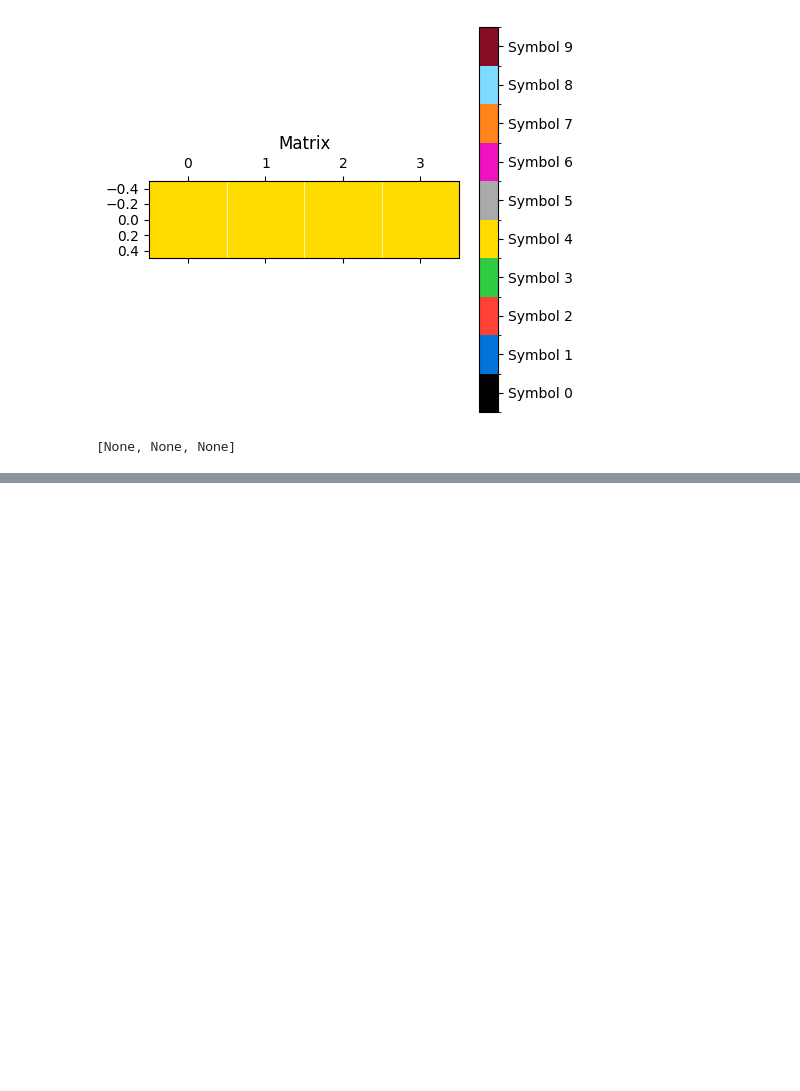
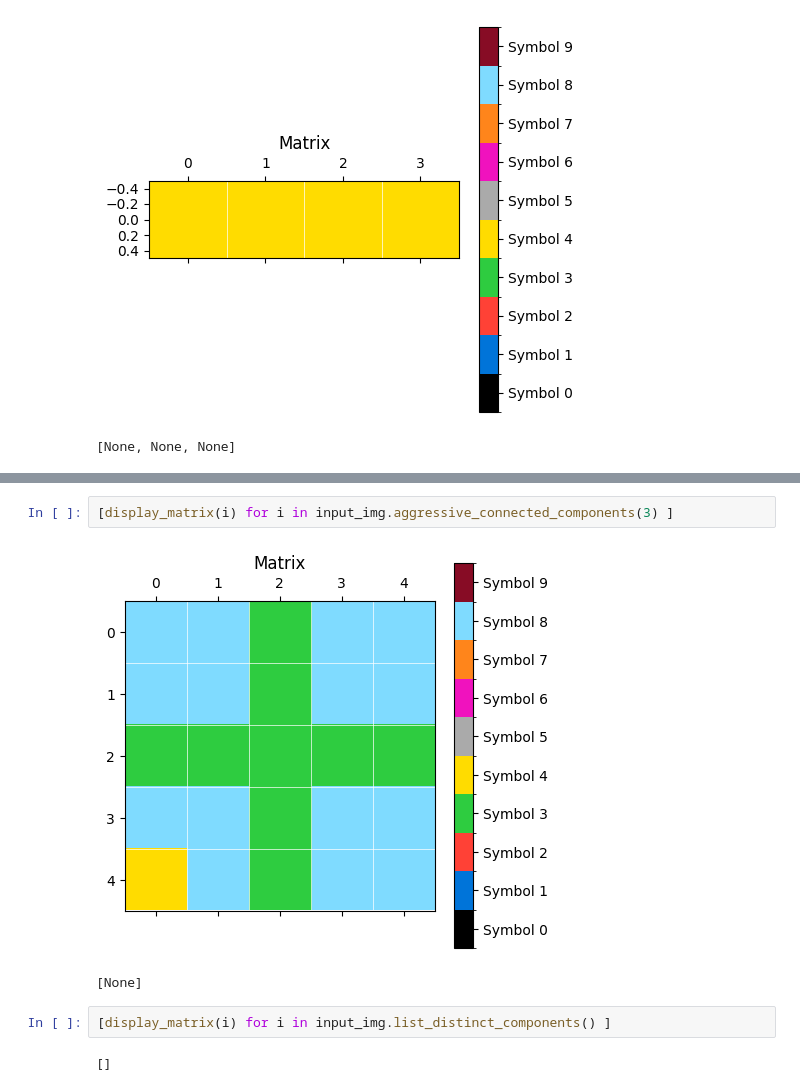
Before and after one commit to saisurbehera/arclang, a Jupyter notebook: random/dsl_scratch_execute.ipynb, the cells around one changed output, grey strips where cells are left out. Cells and saved outputs as stored; diff of their text form; blank space fills up the shorter version.

```diff
--- a/random/dsl_scratch_execute.ipynb
+++ b/random/dsl_scratch_execute.ipynb
@@ -52,0 +64,9 @@
+# %%
+[display_matrix(i) for i in input_img.aggressive_connected_components(3) ]
+# %% [output]
+[figure, added]
+[None]
+# %%
+[display_matrix(i) for i in input_img.list_distinct_components() ]
+# %% [output]
+[]
```
Also changed, not shown: parts of 6 cells of this notebook, 1 other file.
